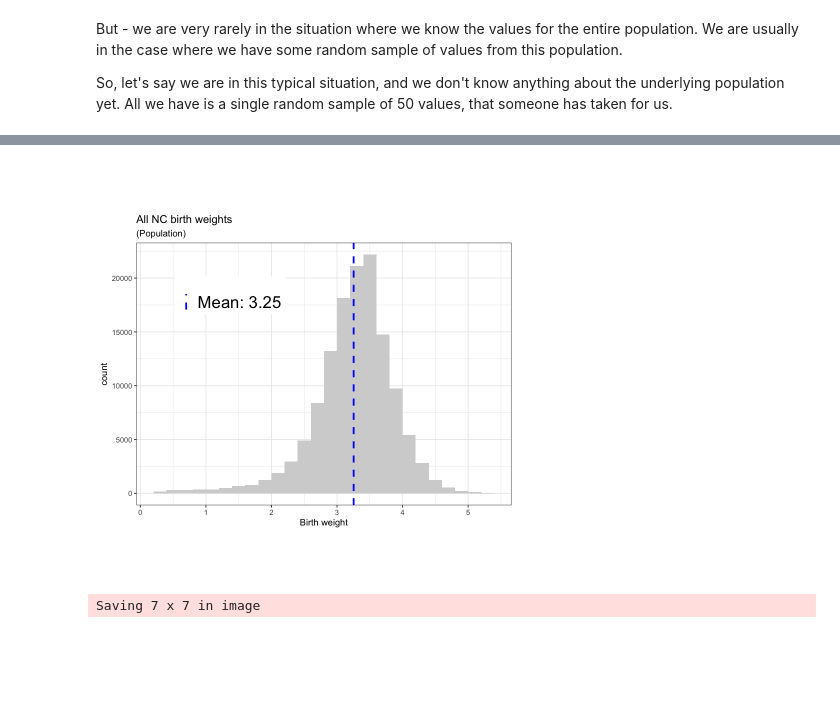
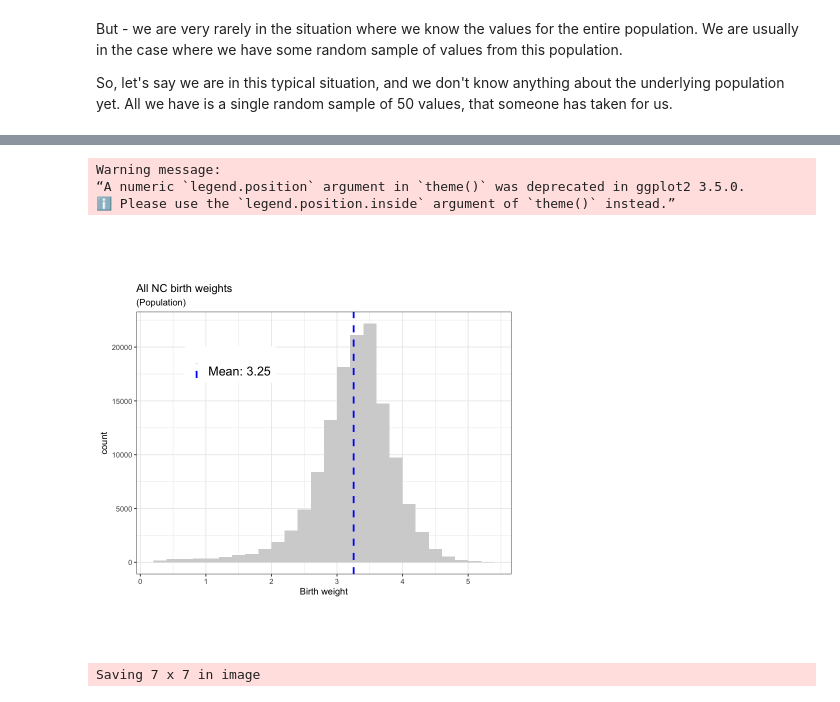
Before and after one commit to matthew-brett/confidence-intervals, a Jupyter notebook: confidence_plots.ipynb, the cells around one changed output, grey strips where cells are left out. Cells and saved outputs as stored; diff of their text form; code cells hidden in the pictures; blank space fills up the shorter version.

```diff
--- a/confidence_plots.ipynb
+++ b/confidence_plots.ipynb
@@ -73,35 +46,38 @@ Warning message:
 # %%
 tbw <- theme_set(theme_bw())
 breaks <- seq(0.2, 5.5, by=0.2)
 
 plot_bw <- function(df) {
     if (nrow(df) > 1000) {  # Population
         fill_col <- 'light grey'
         mean_col <- 'blue'
     } else {  # Sample
         fill_col <- 'dark grey'
         mean_col <- 'red'
     }
     mean_val <- mean(df[['birth_weight']])
-    label <- paste('Mean:', sprintf('%.2f', mean_val))
+    label <- glue('Mean: {round(mean_val, 2)}')
     p <- (
         ggplot(df, aes(birth_weight))
         + geom_histogram(fill = fill_col, breaks = breaks)
         + geom_vline(aes(xintercept=mean_val, colour=label),
                      linewidth=1,
                      linetype='dashed')
         + labs(x = "Birth weight", colour="")  # Reset colour for later.
         + scale_colour_manual(values=mean_col)
         + theme(legend.position=c(0.25, 0.8),
-                legend.text = element_text(size=20),
+                legend.text = element_text(size=15),
                 aspect.ratio=0.7)
     )
 }
 
-p <- plot_bw(bw_pop) + labs(
+pop_p <- plot_bw(bw_pop) + labs(
     title = 'All NC birth weights',
     subtitle = '(Population)')
-p
+pop_p
 # %% [output]
+Warning message:
+“A numeric `legend.position` argument in `theme()` was deprecated in ggplot2 3.5.0.
+ℹ Please use the `legend.position.inside` argument of `theme()` instead.”
-[figure, old version]
+[figure, new version]
 # %%
```
Also changed, not shown: parts of 22 cells of this notebook, 1 other file.
